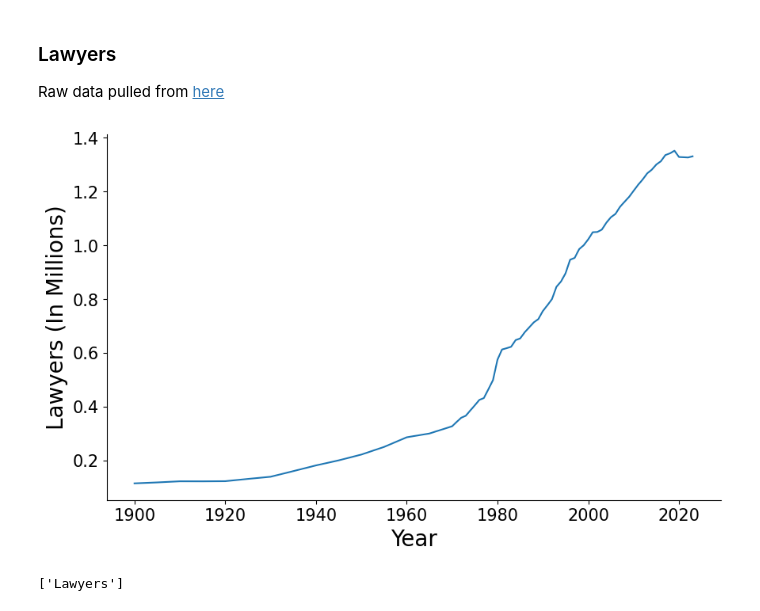
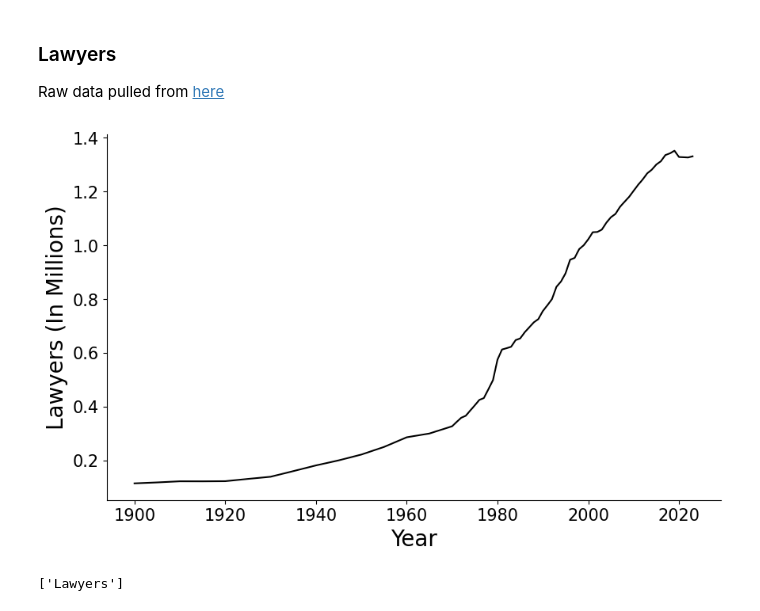
Before and after one commit to jordanott/BackToTheFuture, a Jupyter notebook: notebooks/business.ipynb, the cells around one changed output. Cells and saved outputs as stored; diff of their text form; code cells hidden in the pictures.

```diff
--- a/notebooks/business.ipynb
+++ b/notebooks/business.ipynb
@@ -246,19 +246,19 @@ Raw data pulled from [here](https://www.abalegalprofile.com/demographics.html)
 # %%
 lawyers = pd.read_csv("../raw_data/business/occupations/lawyers.txt").sort_values(by="Year").reset_index(drop=True)
 index = lawyers[lawyers.Year == 1900].index[0]
 lawyers = lawyers.iloc[index:].reset_index(drop=True)
 lawyers["Lawyers"] /= 1_000_000
 
 # plt.subplot(1, 2, 1)
-sns.lineplot(x="Year", y="Lawyers", data=lawyers)
+sns.lineplot(x="Year", y="Lawyers", data=lawyers, color="black")
 plt.ylabel("Lawyers (In Millions)")
 # plt.subplot(1, 2, 2)
 # lawyers = helper.percent_change_relative_to(lawyers, 1970, "Lawyers")
 # sns.lineplot(x="Year", y="Percent Change", data=lawyers)
 
 plt.savefig("../images/lawyers.png")
 # %% [output]
-[figure, old version]
+[figure, new version]
 # %%
 legal = all_data[
     (job_titles.str.contains("lawyers") ) &
```
Also changed, not shown: parts of 1 cell of this notebook, 1 other file.
